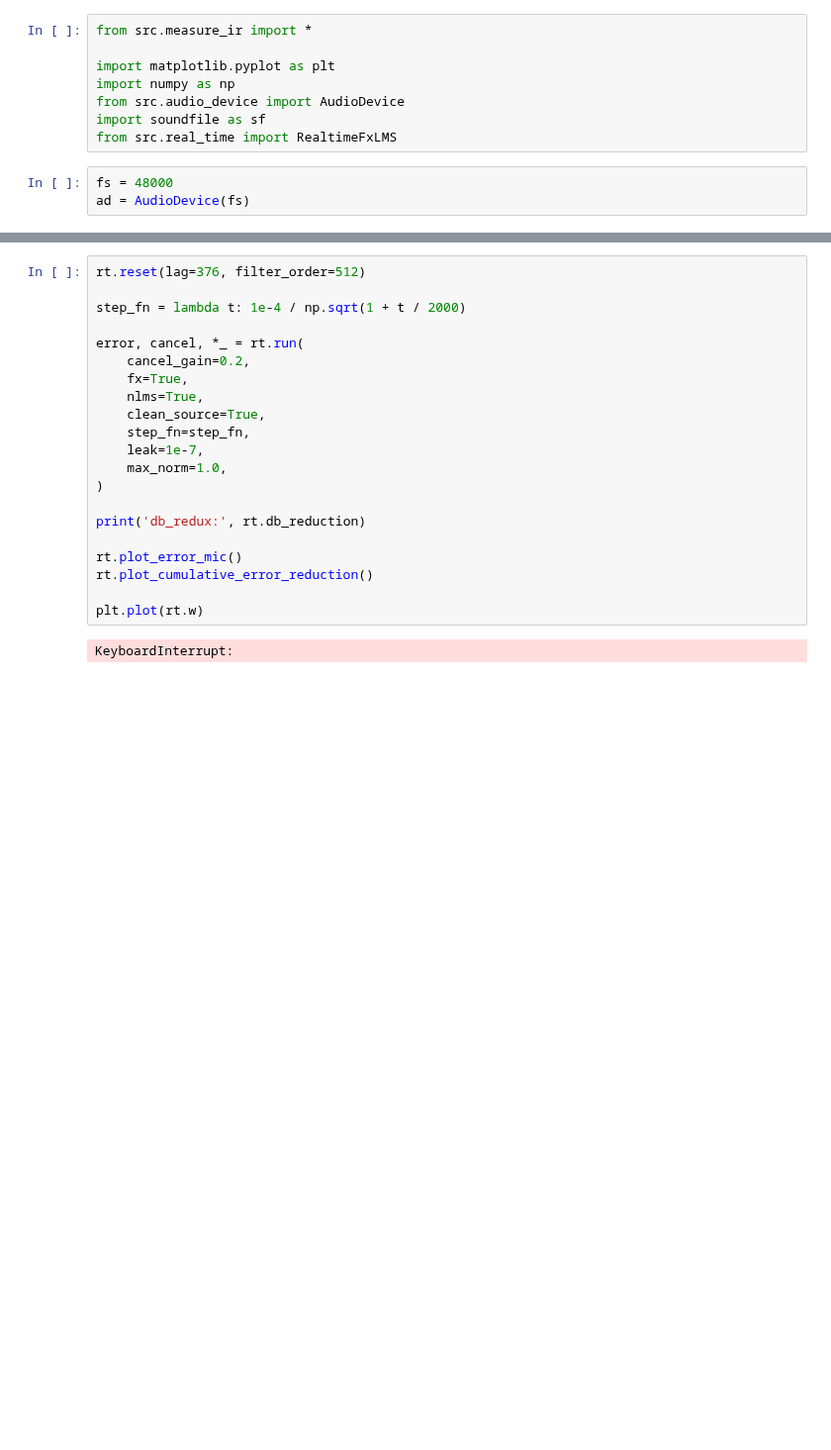
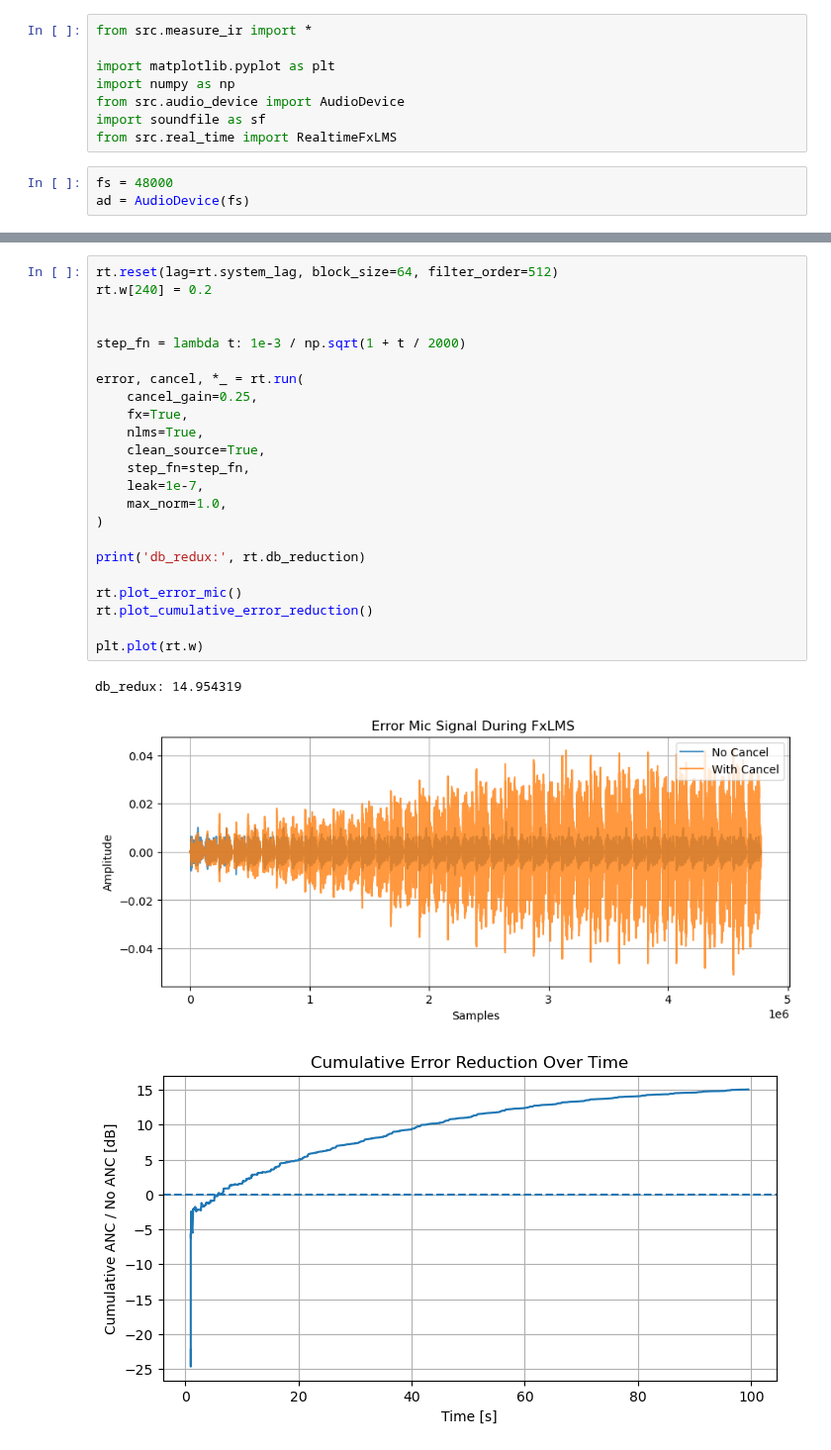
Before and after one commit to bowerirn/Reverb-Control, a Jupyter notebook: experiments/temp.ipynb, the cells around one changed output, grey strips where cells are left out. Shown at 99% size. Cells and saved outputs as stored; diff of their text form; blank space fills up the shorter version.

```diff
--- a/experiments/temp.ipynb
+++ b/experiments/temp.ipynb
@@ -211,24 +122,28 @@ Lag from cross-correlation: 512
 Delay from device: 376
 # %%
-rt.reset(lag=376, filter_order=512)
+rt.reset(lag=rt.system_lag, block_size=64, filter_order=512)
+rt.w[240] = 0.2
 
-step_fn = lambda t: 1e-4 / np.sqrt(1 + t / 2000)
+
+step_fn = lambda t: 1e-3 / np.sqrt(1 + t / 2000)
 
 error, cancel, *_ = rt.run(
-    cancel_gain=0.2,
+    cancel_gain=0.25,
     fx=True,
     nlms=True,
     clean_source=True,
     step_fn=step_fn,
     leak=1e-7,
     max_norm=1.0,
 )
 
 print('db_redux:', rt.db_reduction)
 
 rt.plot_error_mic()
 rt.plot_cumulative_error_reduction()
 
 plt.plot(rt.w)
 # %% [output]
-KeyboardInterrupt:
+db_redux: 14.954319
+[figure, added]
+[figure, added]
```
Also changed, not shown: parts of 16 cells of this notebook, 12 other files.
